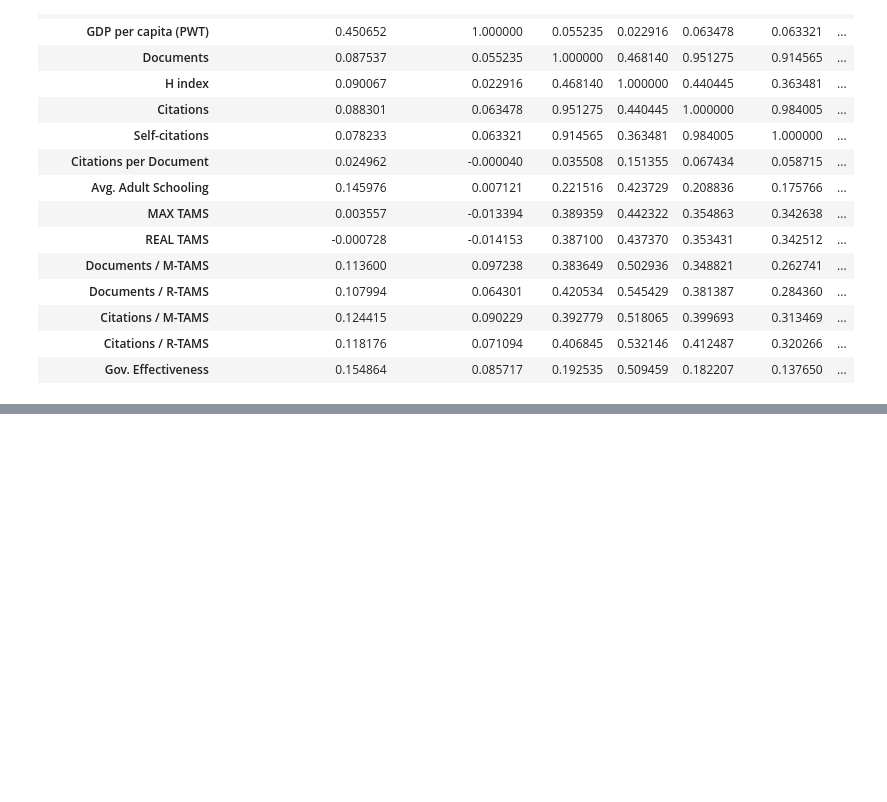
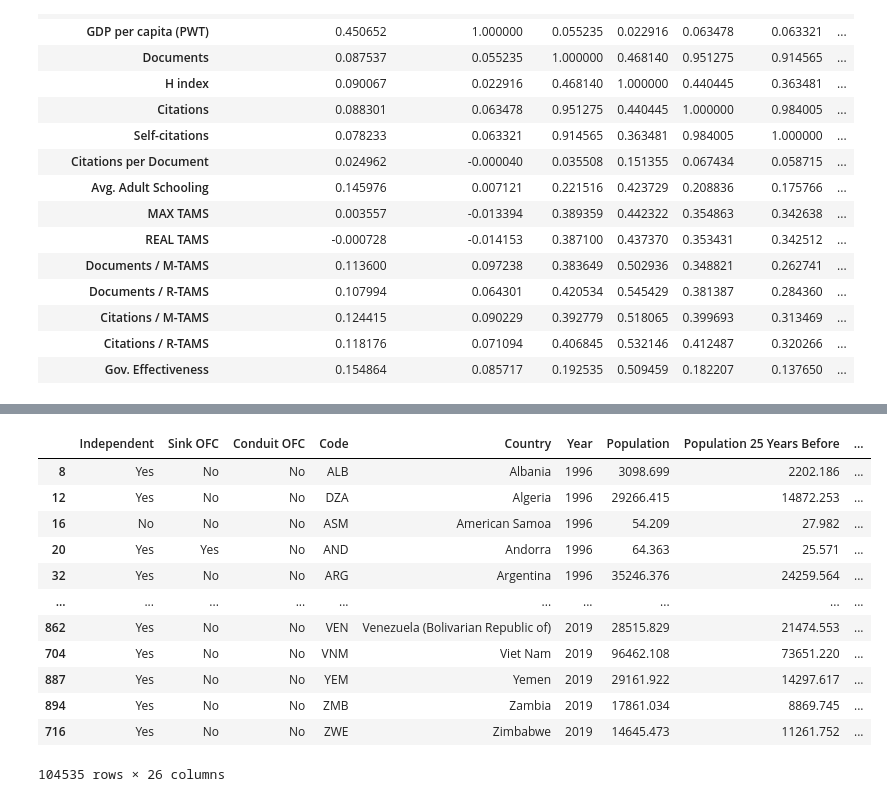
Before and after one commit to sadiogo/gdp_science, a Jupyter notebook: analyses/analyses_diogo.ipynb, the cells around one changed output, grey strips where cells are left out. Drawn from its saved outputs; the diff is of its cells as text; code cells hidden in the pictures; blank space fills up the shorter version.

```diff
--- a/analyses/analyses_diogo.ipynb
+++ b/analyses/analyses_diogo.ipynb
@@ -140 +140,17 @@ df_min
 84475 rows × 16 columns
+# %%
+df
+# %% [output]
+|  | Independent | Sink OFC | Conduit OFC | Code | Country | Year | Population | Population 25 Years Before | ... |
+| 8 | Yes | No | No | ALB | Albania | 1996 | 3098.699 | 2202.186 | ... |
+| 12 | Yes | No | No | DZA | Algeria | 1996 | 29266.415 | 14872.253 | ... |
+| 16 | No | No | No | ASM | American Samoa | 1996 | 54.209 | 27.982 | ... |
+| 20 | Yes | Yes | No | AND | Andorra | 1996 | 64.363 | 25.571 | ... |
+| 32 | Yes | No | No | ARG | Argentina | 1996 | 35246.376 | 24259.564 | ... |
+| ... | ... | ... | ... | ... | ... | ... | ... | ... | ... |
+| 862 | Yes | No | No | VEN | Venezuela (Bolivarian Republic of) | 2019 | 28515.829 | 21474.553 | ... |
+| 704 | Yes | No | No | VNM | Viet Nam | 2019 | 96462.108 | 73651.220 | ... |
+| 887 | Yes | No | No | YEM | Yemen | 2019 | 29161.922 | 14297.617 | ... |
+| 894 | Yes | No | No | ZMB | Zambia | 2019 | 17861.034 | 8869.745 | ... |
+| 716 | Yes | No | No | ZWE | Zimbabwe | 2019 | 14645.473 | 11261.752 | ... |
+104535 rows × 26 columns
```
Also changed, not shown: parts of 5 cells of this notebook.
